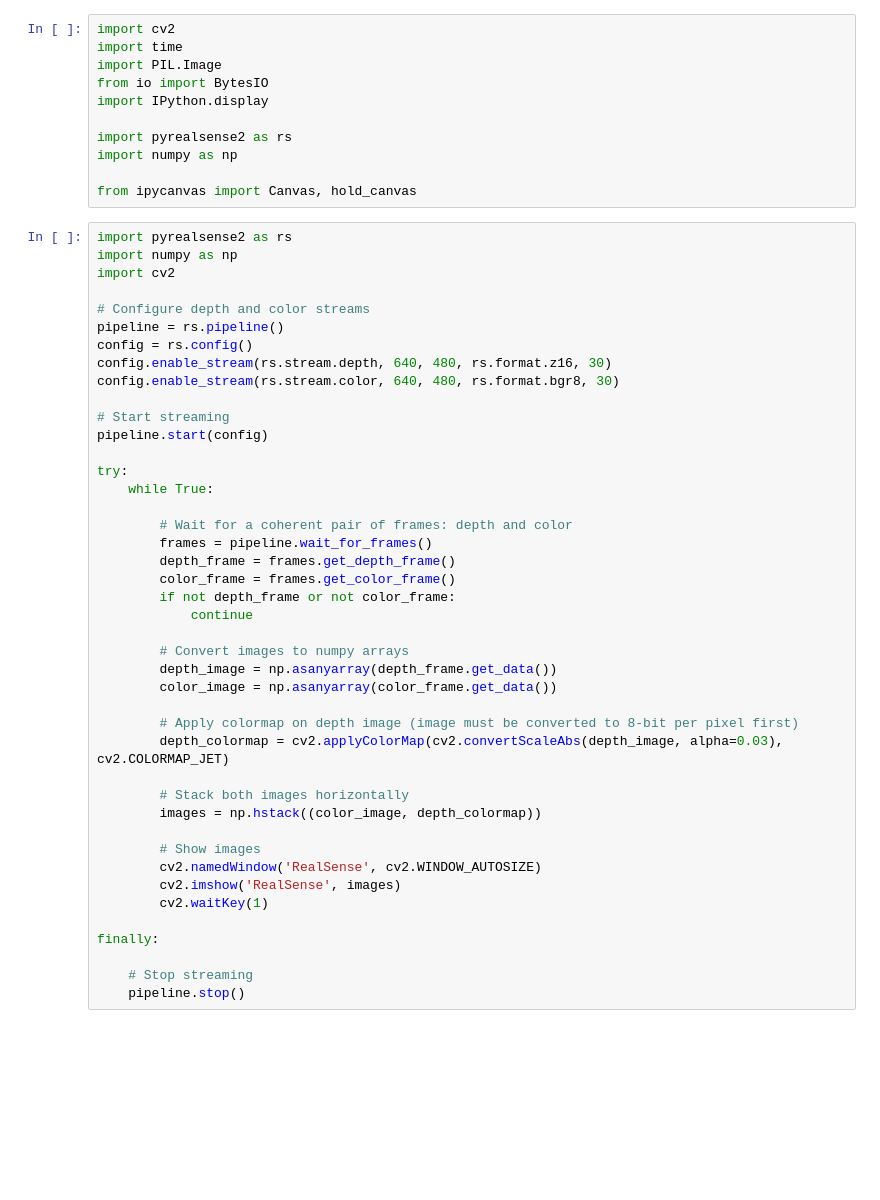
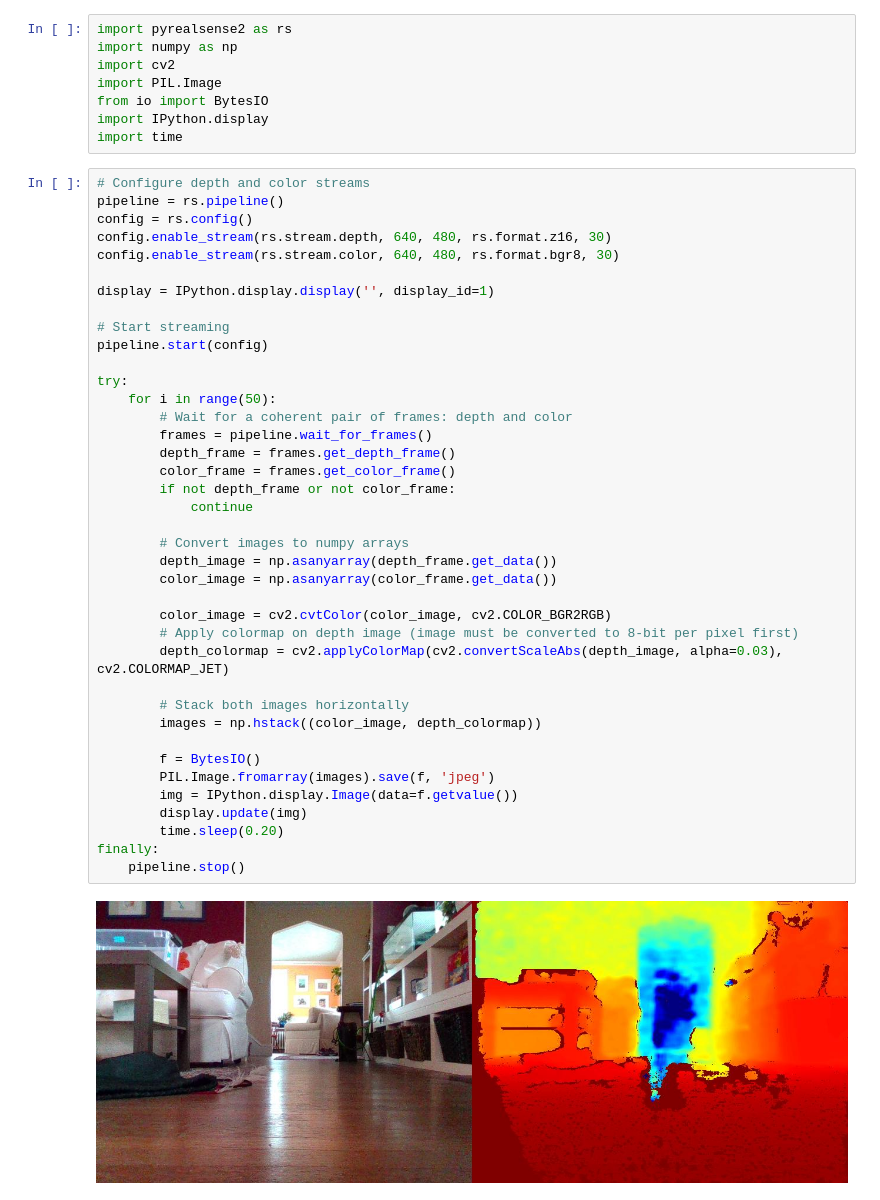
Before and after one commit to JKlimov/online-racecar-mn-SOLUTIONS, a Jupyter notebook: racecar_setup/Camera Test.ipynb, the cells around one changed output. Drawn from its saved outputs; the diff is of its cells as text; blank space fills up the shorter version.

```diff
--- a/racecar_setup/Camera Test.ipynb
+++ b/racecar_setup/Camera Test.ipynb
@@ -1,54 +1,49 @@
 # %%
+import pyrealsense2 as rs
+import numpy as np
 import cv2
-import time
 import PIL.Image
 from io import BytesIO
 import IPython.display
-
-import pyrealsense2 as rs
-import numpy as np
-
-from ipycanvas import Canvas, hold_canvas
+import time
 # %%
-import pyrealsense2 as rs
-import numpy as np
-import cv2
-
 # Configure depth and color streams
 pipeline = rs.pipeline()
 config = rs.config()
 config.enable_stream(rs.stream.depth, 640, 480, rs.format.z16, 30)
 config.enable_stream(rs.stream.color, 640, 480, rs.format.bgr8, 30)
 
+display = IPython.display.display('', display_id=1)
+
 # Start streaming
 pipeline.start(config)
 
 try:
-    while True:
-
+    for i in range(50):
         # Wait for a coherent pair of frames: depth and color
         frames = pipeline.wait_for_frames()
         depth_frame = frames.get_depth_frame()
         color_frame = frames.get_color_frame()
         if not depth_frame or not color_frame:
             continue
 
         # Convert images to numpy arrays
         depth_image = np.asanyarray(depth_frame.get_data())
         color_image = np.asanyarray(color_frame.get_data())
 
+        color_image = cv2.cvtColor(color_image, cv2.COLOR_BGR2RGB)
         # Apply colormap on depth image (image must be converted to 8-bit per pixel first)
         depth_colormap = cv2.applyColorMap(cv2.convertScaleAbs(depth_image, alpha=0.03), cv2.COLORMAP_JET)
 
         # Stack both images horizontally
         images = np.hstack((color_image, depth_colormap))
 
-        # Show images
-        cv2.namedWindow('RealSense', cv2.WINDOW_AUTOSIZE)
-        cv2.imshow('RealSense', images)
-        cv2.waitKey(1)
-
+        f = BytesIO()
+        PIL.Image.fromarray(images).save(f, 'jpeg')
+        img = IPython.display.Image(data=f.getvalue())
+        display.update(img)
+        time.sleep(0.20)
 finally:
-
-    # Stop streaming
     pipeline.stop()
+# %% [output]
+[figure, added]
```
Also changed, not shown: parts of 7 cells of this notebook, 2 other files.
